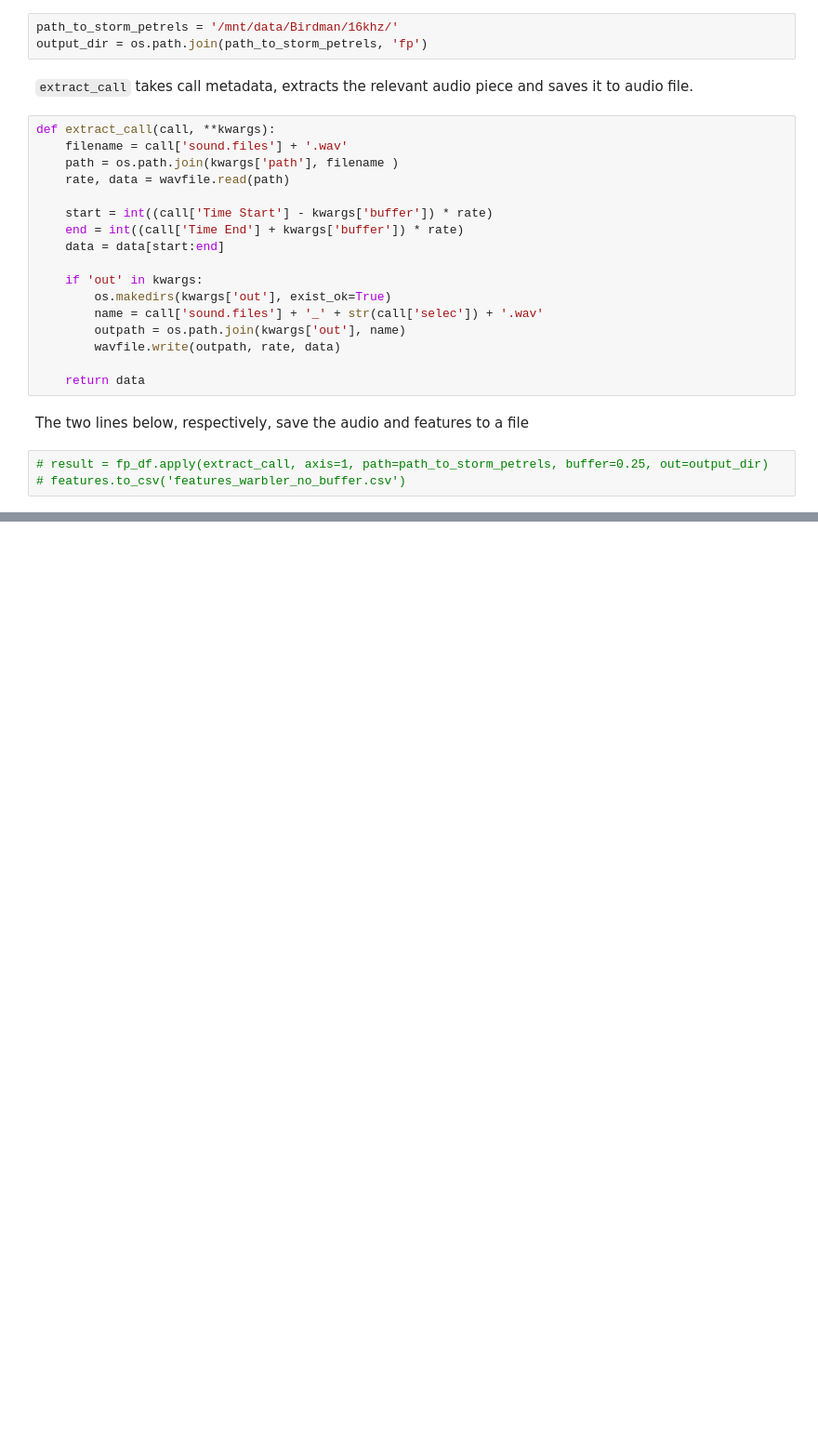
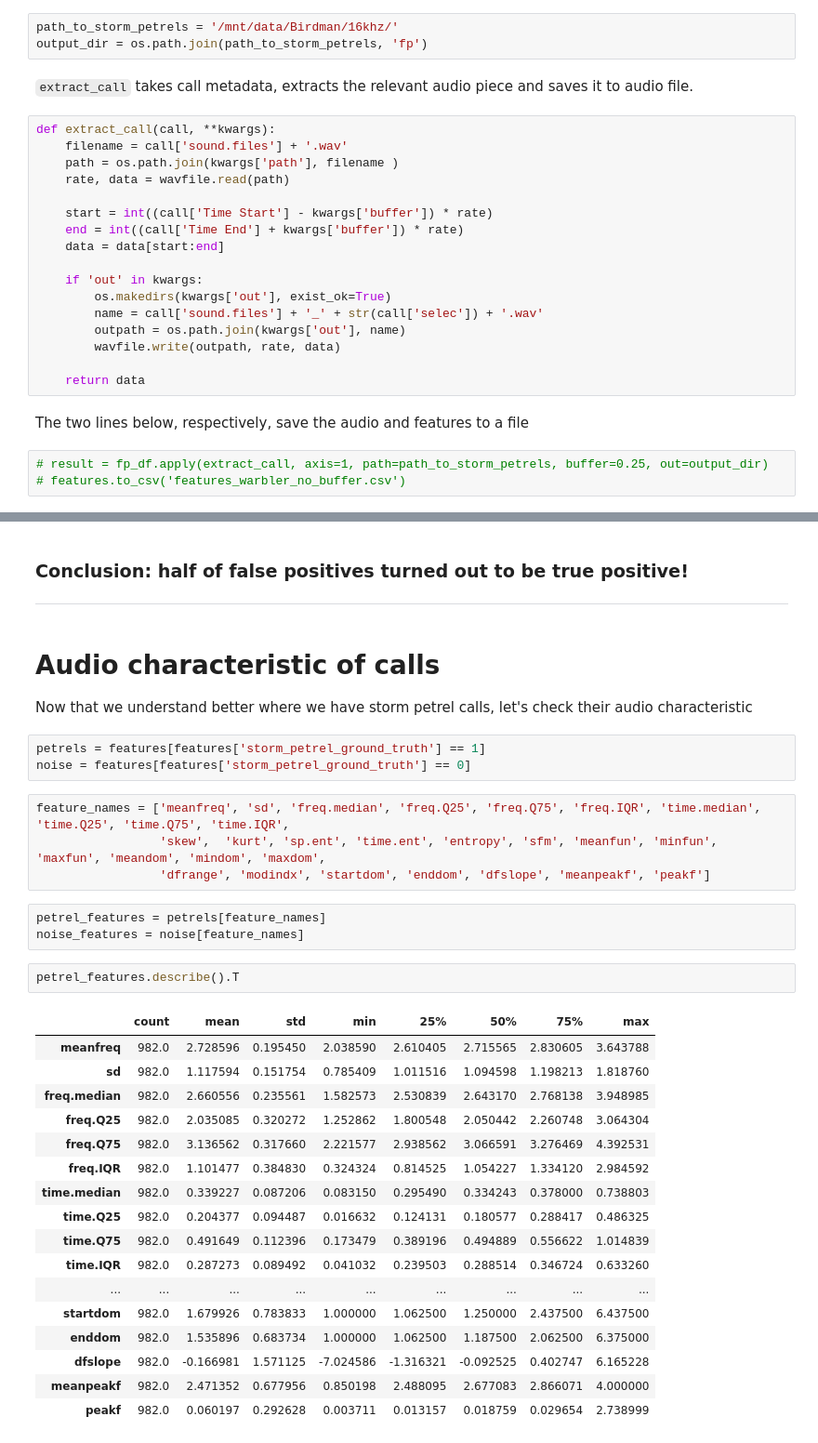
Before and after one commit to RSPB/StormPetrels, a Jupyter notebook: warbler_analysis.ipynb, the cells around one changed output, grey strips where cells are left out. Shown at 93% size. Saved outputs shown, nothing was run; the diff lists cells and outputs as text; blank space fills up the shorter version.

```diff
--- a/warbler_analysis.ipynb
+++ b/warbler_analysis.ipynb
@@ -330,0 +363,36 @@ I manually checked all false positives and noted *ground truth*. Extra columns t
+# %% [markdown]
+### **Conclusion**: half of false positives turned out to be true positive!
+---
+# %% [markdown]
+# Audio characteristic of calls
+Now that we understand better where we have storm petrel calls, let's check their audio characteristic
+# %%
+petrels = features[features['storm_petrel_ground_truth'] == 1]
+noise = features[features['storm_petrel_ground_truth'] == 0]
+# %%
+feature_names = ['meanfreq', 'sd', 'freq.median', 'freq.Q25', 'freq.Q75', 'freq.IQR', 'time.median', 'time.Q25', 'time.Q75', 'time.IQR',
+                 'skew',  'kurt', 'sp.ent', 'time.ent', 'entropy', 'sfm', 'meanfun', 'minfun', 'maxfun', 'meandom', 'mindom', 'maxdom',
+                 'dfrange', 'modindx', 'startdom', 'enddom', 'dfslope', 'meanpeakf', 'peakf']
+# %%
+petrel_features = petrels[feature_names]
+noise_features = noise[feature_names]
+# %%
+petrel_features.describe().T
+# %% [output]
+|  | count | mean | std | min | 25% | 50% | 75% | max |
+| meanfreq | 982.0 | 2.728596 | 0.195450 | 2.038590 | 2.610405 | 2.715565 | 2.830605 | 3.643788 |
+| sd | 982.0 | 1.117594 | 0.151754 | 0.785409 | 1.011516 | 1.094598 | 1.198213 | 1.818760 |
+| freq.median | 982.0 | 2.660556 | 0.235561 | 1.582573 | 2.530839 | 2.643170 | 2.768138 | 3.948985 |
+| freq.Q25 | 982.0 | 2.035085 | 0.320272 | 1.252862 | 1.800548 | 2.050442 | 2.260748 | 3.064304 |
+| freq.Q75 | 982.0 | 3.136562 | 0.317660 | 2.221577 | 2.938562 | 3.066591 | 3.276469 | 4.392531 |
+| freq.IQR | 982.0 | 1.101477 | 0.384830 | 0.324324 | 0.814525 | 1.054227 | 1.334120 | 2.984592 |
+| time.median | 982.0 | 0.339227 | 0.087206 | 0.083150 | 0.295490 | 0.334243 | 0.378000 | 0.738803 |
+| time.Q25 | 982.0 | 0.204377 | 0.094487 | 0.016632 | 0.124131 | 0.180577 | 0.288417 | 0.486325 |
+| time.Q75 | 982.0 | 0.491649 | 0.112396 | 0.173479 | 0.389196 | 0.494889 | 0.556622 | 1.014839 |
+| time.IQR | 982.0 | 0.287273 | 0.089492 | 0.041032 | 0.239503 | 0.288514 | 0.346724 | 0.633260 |
+| ... | ... | ... | ... | ... | ... | ... | ... | ... |
+| startdom | 982.0 | 1.679926 | 0.783833 | 1.000000 | 1.062500 | 1.250000 | 2.437500 | 6.437500 |
+| enddom | 982.0 | 1.535896 | 0.683734 | 1.000000 | 1.062500 | 1.187500 | 2.062500 | 6.375000 |
+| dfslope | 982.0 | -0.166981 | 1.571125 | -7.024586 | -1.316321 | -0.092525 | 0.402747 | 6.165228 |
+| meanpeakf | 982.0 | 2.471352 | 0.677956 | 0.850198 | 2.488095 | 2.677083 | 2.866071 | 4.000000 |
+| peakf | 982.0 | 0.060197 | 0.292628 | 0.003711 | 0.013157 | 0.018759 | 0.029654 | 2.738999 |
```
Also changed, not shown: parts of 15 cells of this notebook.
